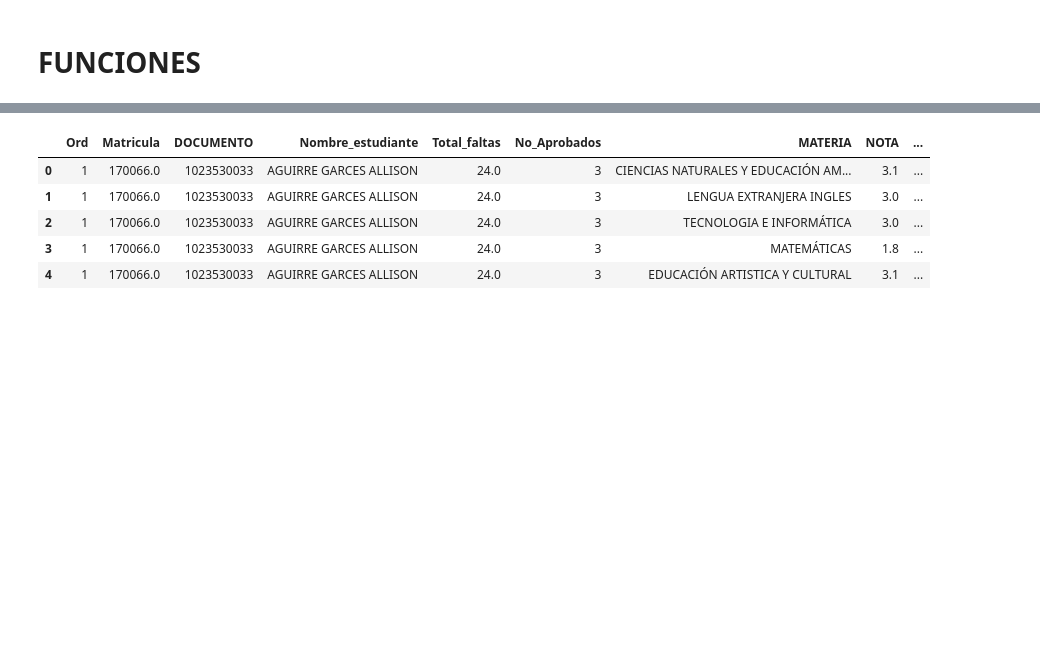
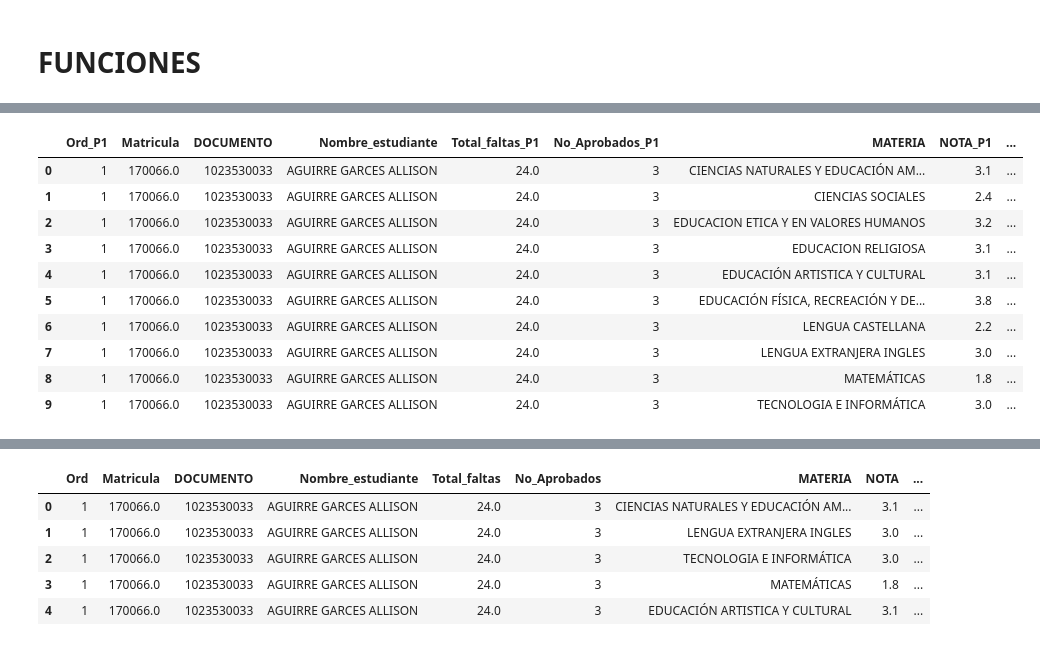
Before and after one commit to lcgalans2024/Notas_Master, a Jupyter notebook: jn_pruebas.ipynb, the cells around one changed output, grey strips where cells are left out. Drawn from its saved outputs; the diff is of its cells as text; code cells hidden in the pictures; blank space fills up the shorter version.

```diff
--- a/jn_pruebas.ipynb
+++ b/jn_pruebas.ipynb
@@ -217,0 +218,20 @@ len(df_p2.Nombre_estudiante.unique())
+# %%
+DF = df_p1.merge(df_p2, on=['Matricula','DOCUMENTO','Nombre_estudiante','MATERIA'], how='outer', suffixes=('_P1', '_P2'))[['Matricula','DOCUMENTO','Nombre_estudiante','MATERIA','NOTA_P1','NOTA_P2']]
+# Sumar las notas de los dos periodos y agregar columna con la diferencia a 9
+DF['NOTA_TOTAL'] = DF['NOTA_P1'].fillna(0) + DF['NOTA_P2'].fillna(0)
+DF['FALTANTE'] = 9 - DF['NOTA_TOTAL']
+# Eliminar documetos ['1035980132','1155713584','1015191755','7925234','1040575437']
+DF = DF[~(DF.DOCUMENTO.isin(['1035980132','1155713584','1015191755','7925234','1040575437']))]
+DF.head(10)
+# %% [output]
+|  | Ord_P1 | Matricula | DOCUMENTO | Nombre_estudiante | Total_faltas_P1 | No_Aprobados_P1 | MATERIA | NOTA_P1 | ... |
+| 0 | 1 | 170066.0 | 1023530033 | AGUIRRE GARCES ALLISON | 24.0 | 3 | CIENCIAS NATURALES Y EDUCACIÓN AM... | 3.1 | ... |
+| 1 | 1 | 170066.0 | 1023530033 | AGUIRRE GARCES ALLISON | 24.0 | 3 | CIENCIAS SOCIALES | 2.4 | ... |
+| 2 | 1 | 170066.0 | 1023530033 | AGUIRRE GARCES ALLISON | 24.0 | 3 | EDUCACION ETICA Y EN VALORES HUMANOS | 3.2 | ... |
+| 3 | 1 | 170066.0 | 1023530033 | AGUIRRE GARCES ALLISON | 24.0 | 3 | EDUCACION RELIGIOSA | 3.1 | ... |
+| 4 | 1 | 170066.0 | 1023530033 | AGUIRRE GARCES ALLISON | 24.0 | 3 | EDUCACIÓN ARTISTICA Y CULTURAL | 3.1 | ... |
+| 5 | 1 | 170066.0 | 1023530033 | AGUIRRE GARCES ALLISON | 24.0 | 3 | EDUCACIÓN FÍSICA, RECREACIÓN Y DE... | 3.8 | ... |
+| 6 | 1 | 170066.0 | 1023530033 | AGUIRRE GARCES ALLISON | 24.0 | 3 | LENGUA CASTELLANA | 2.2 | ... |
+| 7 | 1 | 170066.0 | 1023530033 | AGUIRRE GARCES ALLISON | 24.0 | 3 | LENGUA EXTRANJERA INGLES | 3.0 | ... |
+| 8 | 1 | 170066.0 | 1023530033 | AGUIRRE GARCES ALLISON | 24.0 | 3 | MATEMÁTICAS | 1.8 | ... |
+| 9 | 1 | 170066.0 | 1023530033 | AGUIRRE GARCES ALLISON | 24.0 | 3 | TECNOLOGIA E INFORMÁTICA | 3.0 | ... |
```
Also changed, not shown: parts of 5 cells of this notebook, 3 other files.
